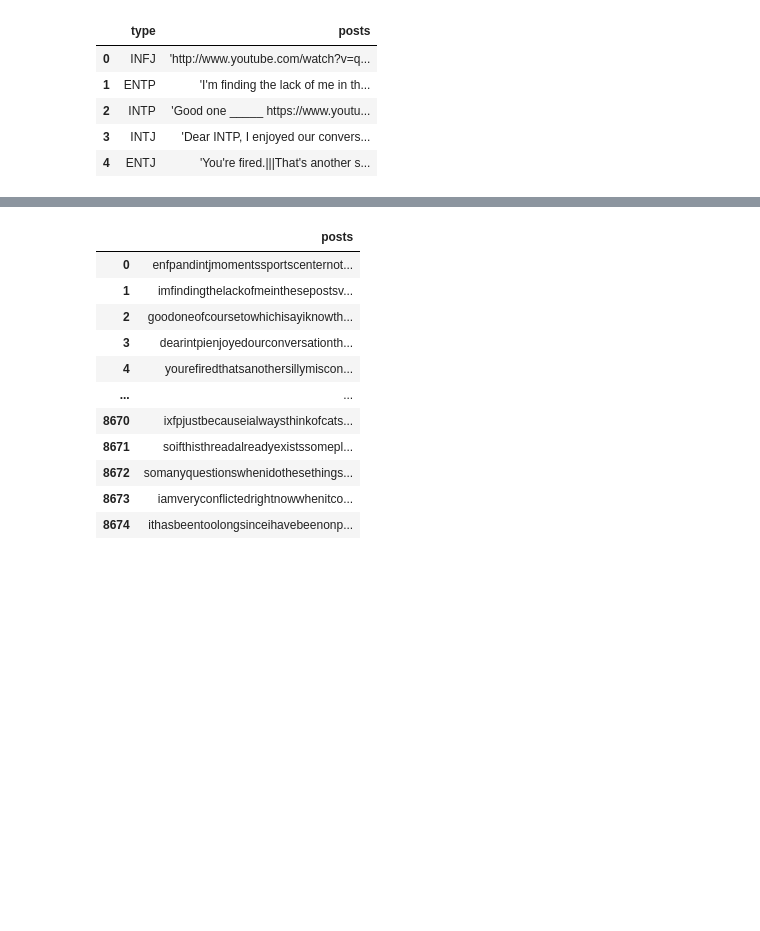
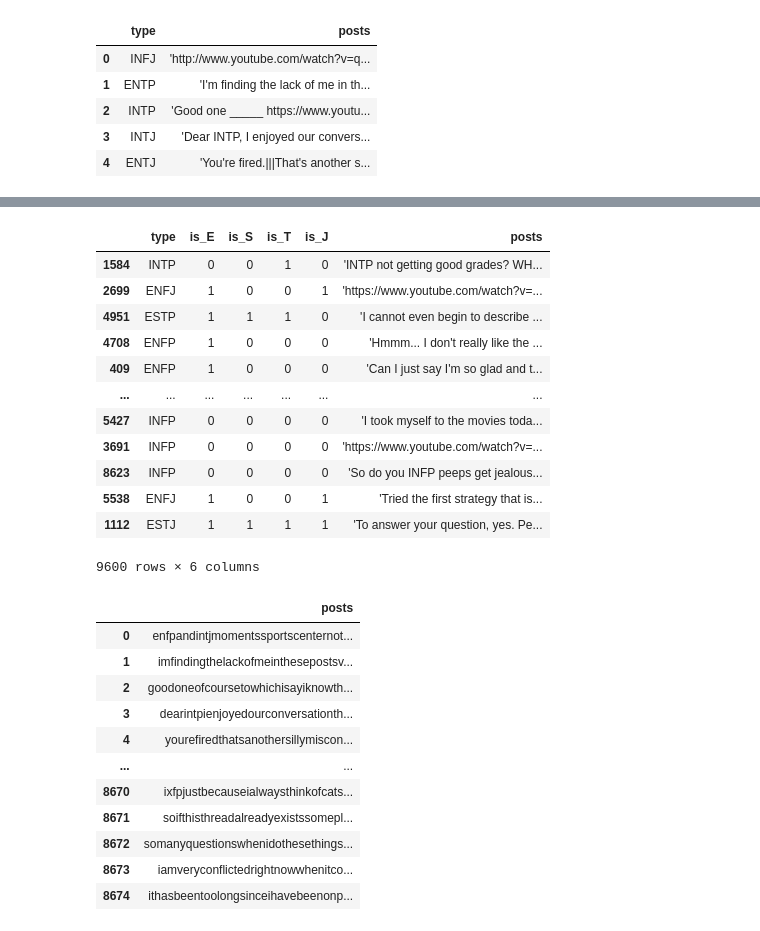
Before and after one commit to nalisharathod01/Myers-Briggs-Personality-Prediction, a Jupyter notebook: FastText.ipynb, the cells around one changed output, grey strips where cells are left out. Drawn from its saved outputs; the diff is of its cells as text; code cells hidden in the pictures; blank space fills up the shorter version.

```diff
--- a/FastText.ipynb
+++ b/FastText.ipynb
@@ -26,4 +66,7 @@ df_types['is_E'] = df_data['type'].apply(lambda x: 1 if x[0] == 'E' else 0)
 df_types['is_S'] = df_data['type'].apply(lambda x: 1 if x[1] == 'S' else 0)
 df_types['is_T'] = df_data['type'].apply(lambda x: 1 if x[2] == 'T' else 0)
 df_types['is_J'] = df_data['type'].apply(lambda x: 1 if x[3] == 'J' else 0)
-df_types.columns = ['type','is_E','is_S','is_T','is_J']
+df_types['posts'] = df_data['posts']
+df_types.columns = ['type','is_E','is_S','is_T','is_J','posts']
+
+df_types.head()
@@ -30,3 +180,21 @@ df_types.columns = ['type','is_E','is_S','is_T','is_J']
+# %%
+#Suffling DataFrame
+df = df.sample(frac = 1)
+df
+# %% [output]
+|  | type | is_E | is_S | is_T | is_J | posts |
+| 1584 | INTP | 0 | 0 | 1 | 0 | 'INTP not getting good grades? WH... |
+| 2699 | ENFJ | 1 | 0 | 0 | 1 | 'https://www.youtube.com/watch?v=... |
+| 4951 | ESTP | 1 | 1 | 1 | 0 | 'I cannot even begin to describe ... |
+| 4708 | ENFP | 1 | 0 | 0 | 0 | 'Hmmm... I don't really like the ... |
+| 409 | ENFP | 1 | 0 | 0 | 0 | 'Can I just say I'm so glad and t... |
+| ... | ... | ... | ... | ... | ... | ... |
+| 5427 | INFP | 0 | 0 | 0 | 0 | 'I took myself to the movies toda... |
+| 3691 | INFP | 0 | 0 | 0 | 0 | 'https://www.youtube.com/watch?v=... |
+| 8623 | INFP | 0 | 0 | 0 | 0 | 'So do you INFP peeps get jealous... |
+| 5538 | ENFJ | 1 | 0 | 0 | 1 | 'Tried the first strategy that is... |
+| 1112 | ESTJ | 1 | 1 | 1 | 1 | 'To answer your question, yes. Pe... |
+9600 rows × 6 columns
 # %%
 #Cleaning the data Round 1
 def clean_text_round1(text):
```
Also changed, not shown: parts of 10 cells of this notebook.
